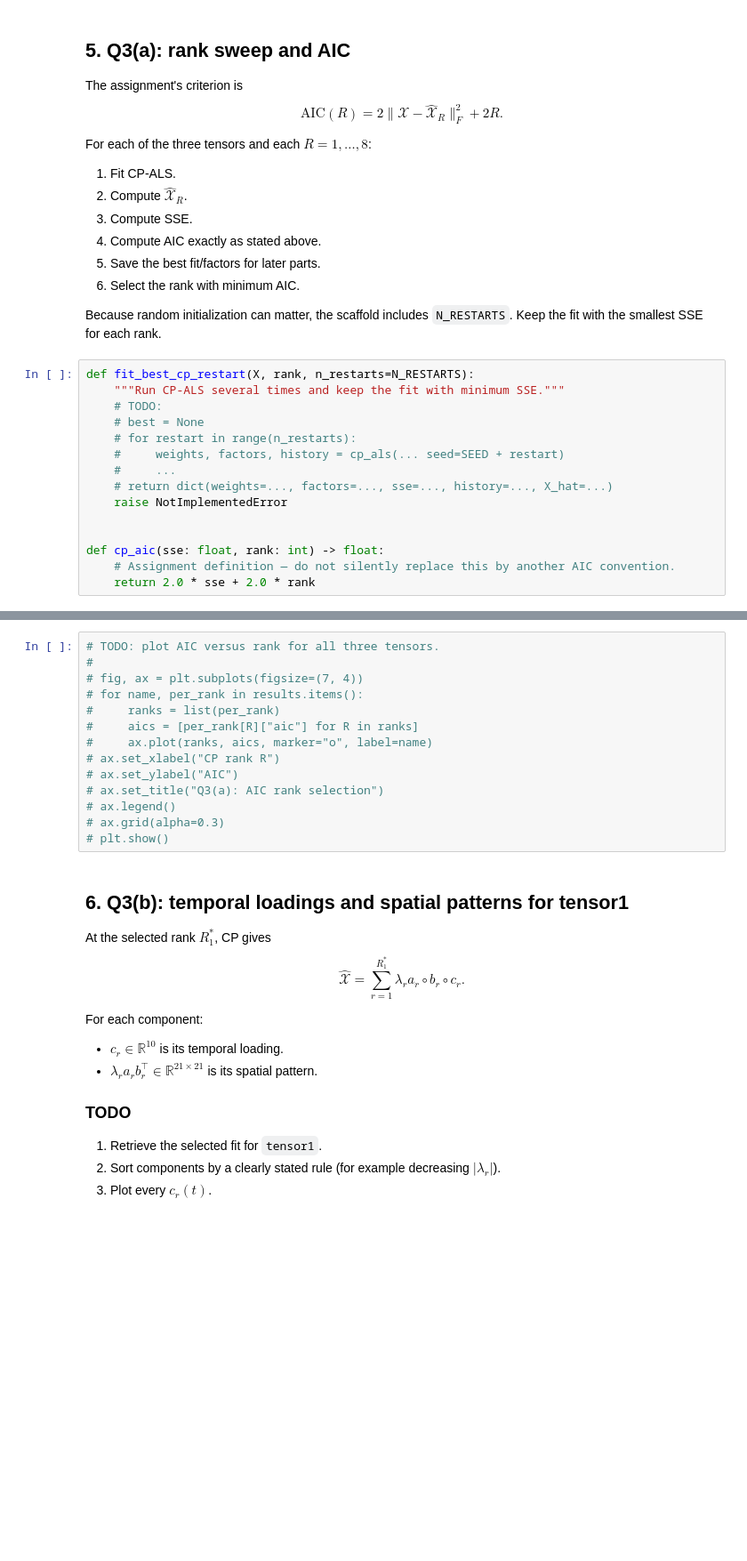
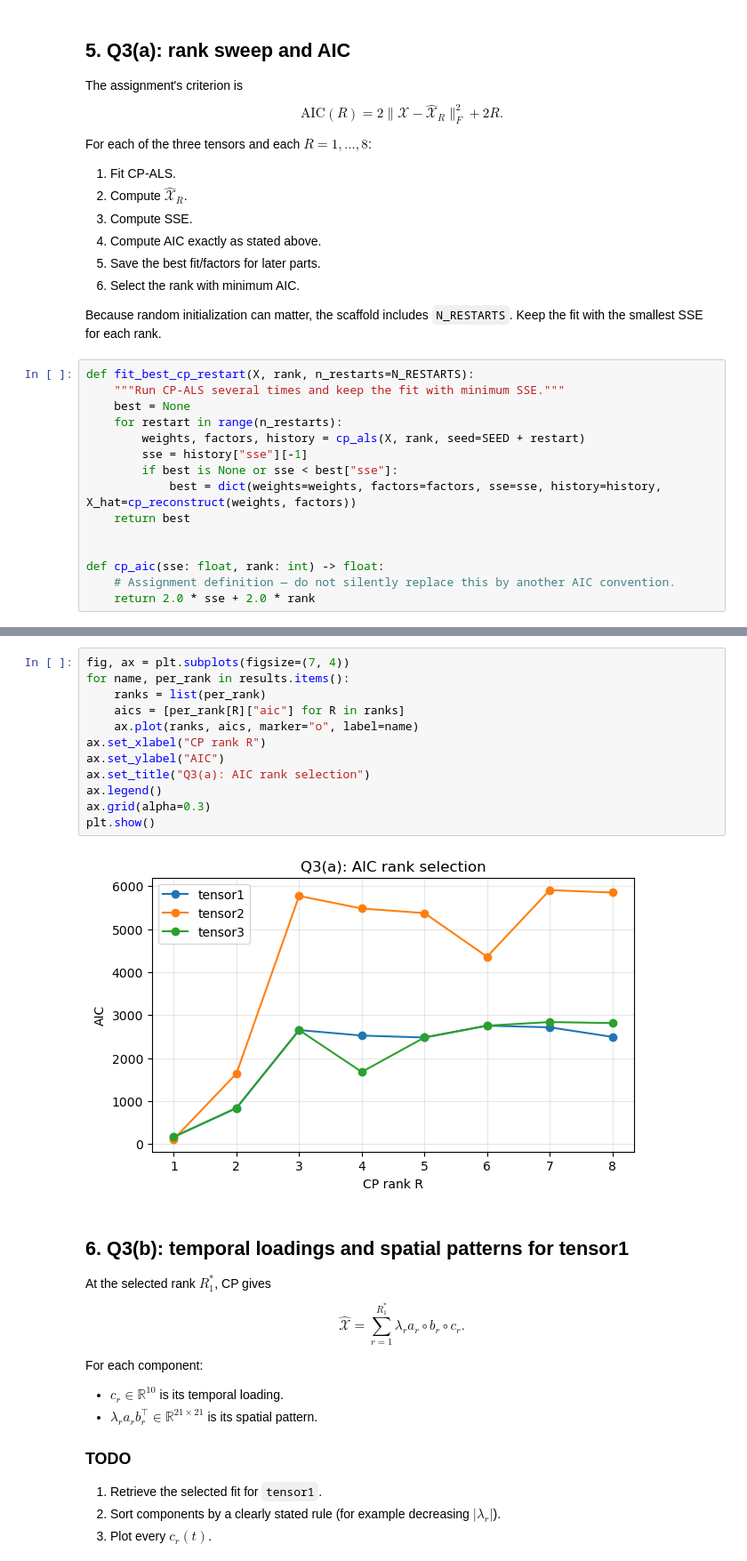
Before and after one commit to kyle-nguyennn/ml-stats-lab, a Jupyter notebook: fda/lab3/Q3_heat_transfer_cp_als.ipynb, the cells around one changed output, grey strips where cells are left out. Shown at 89% size. Saved outputs shown, nothing was run; the diff lists cells and outputs as text; blank space fills up the shorter version.

Commit message:
lab 3: estimate rank

```diff
--- a/fda/lab3/Q3_heat_transfer_cp_als.ipynb
+++ b/fda/lab3/Q3_heat_transfer_cp_als.ipynb
@@ -312,13 +312,13 @@ Because random initialization can matter, the scaffold includes `N_RESTARTS`. Ke
 # %%
 def fit_best_cp_restart(X, rank, n_restarts=N_RESTARTS):
     """Run CP-ALS several times and keep the fit with minimum SSE."""
-    # TODO:
-    # best = None
-    # for restart in range(n_restarts):
-    #     weights, factors, history = cp_als(... seed=SEED + restart)
-    #     ...
-    # return dict(weights=..., factors=..., sse=..., history=..., X_hat=...)
-    raise NotImplementedError
+    best = None
+    for restart in range(n_restarts):
+        weights, factors, history = cp_als(X, rank, seed=SEED + restart)
+        sse = history["sse"][-1]
+        if best is None or sse < best["sse"]:
+            best = dict(weights=weights, factors=factors, sse=sse, history=history, X_hat=cp_reconstruct(weights, factors))
+    return best
 
 
 def cp_aic(sse: float, rank: int) -> float:
@@ -348,17 +349,17 @@ tensors = {
 # %%
-# TODO: plot AIC versus rank for all three tensors.
-#
-# fig, ax = plt.subplots(figsize=(7, 4))
-# for name, per_rank in results.items():
-#     ranks = list(per_rank)
-#     aics = [per_rank[R]["aic"] for R in ranks]
-#     ax.plot(ranks, aics, marker="o", label=name)
-# ax.set_xlabel("CP rank R")
-# ax.set_ylabel("AIC")
-# ax.set_title("Q3(a): AIC rank selection")
-# ax.legend()
-# ax.grid(alpha=0.3)
-# plt.show()
+fig, ax = plt.subplots(figsize=(7, 4))
+for name, per_rank in results.items():
+    ranks = list(per_rank)
+    aics = [per_rank[R]["aic"] for R in ranks]
+    ax.plot(ranks, aics, marker="o", label=name)
+ax.set_xlabel("CP rank R")
+ax.set_ylabel("AIC")
+ax.set_title("Q3(a): AIC rank selection")
+ax.legend()
+ax.grid(alpha=0.3)
+plt.show()
+# %% [output]
+[figure, added]
 # %% [markdown]
 ## 6. Q3(b): temporal loadings and spatial patterns for tensor1
 
```
Also changed, not shown: parts of 1 cell of this notebook.
